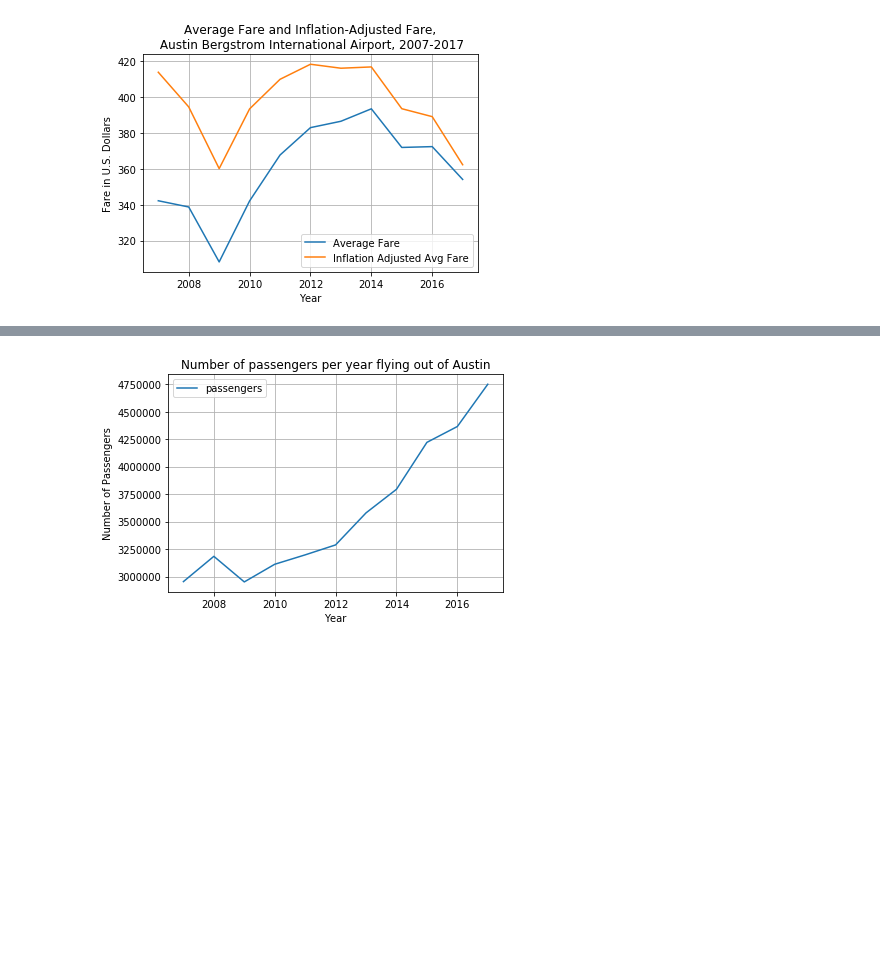
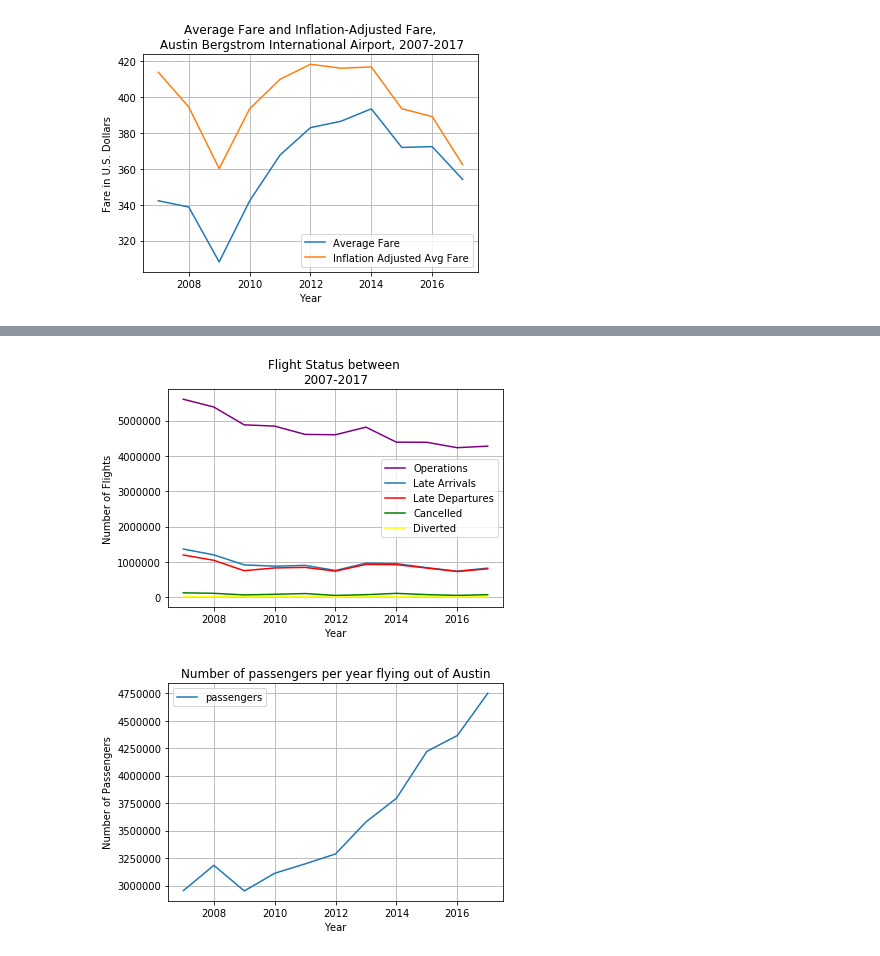
Before and after one commit to ddcruz/project-1, a Jupyter notebook: pyAUS.ipynb, the cells around one changed output, grey strips where cells are left out. Saved outputs shown, nothing was run; the diff lists cells and outputs as text; code cells hidden in the pictures; blank space fills up the shorter version.

```diff
--- a/pyAUS.ipynb
+++ b/pyAUS.ipynb
@@ -49,0 +127,3 @@ plt.show
+# %%
+df = df[['Year', 'Operations', 'Late Arrivals', 'Late Departures', 'Cancelled', 'Diverted']]
+df
@@ -50,3 +143,21 @@ plt.show
+# %%
+# gca stands for 'get current axis'
+ax = plt.gca()
+
+# plot 4 lines
+df.plot(kind='line',x='Year',y='Operations', color='purple', ax=ax)
+df.plot(kind='line',x='Year',y='Late Arrivals',ax=ax)
+df.plot(kind='line',x='Year',y='Late Departures', color='red', ax=ax)
+df.plot(kind='line',x='Year',y='Cancelled', color='green', ax=ax)
+df.plot(kind='line',x='Year',y='Diverted', color='yellow', ax=ax)
+plt.title('Flight Status between \n2007-2017')
+plt.xlabel('Year')
+plt.ylabel('Number of Flights')
+plt.grid()
+plt.savefig('./resources/images/AUS_Flight_statues.png')
+plt.show()
+# %% [output]
+[figure, added]
 # %%
 #read Dexter's cleaned up csv files that were created in ./pyDataCleanup.ipynb
 df = pd.read_csv('./resources/data/transformed/AUS.csv')
```
Also changed, not shown: parts of 6 cells of this notebook, 17 other files.
